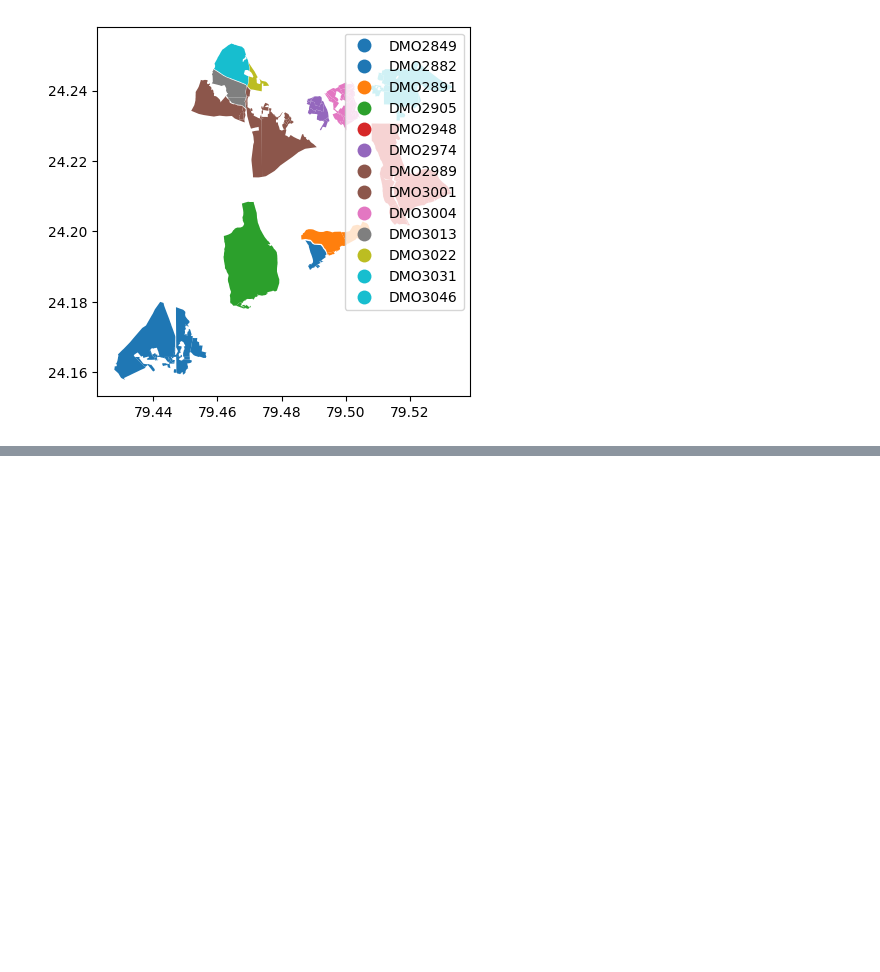
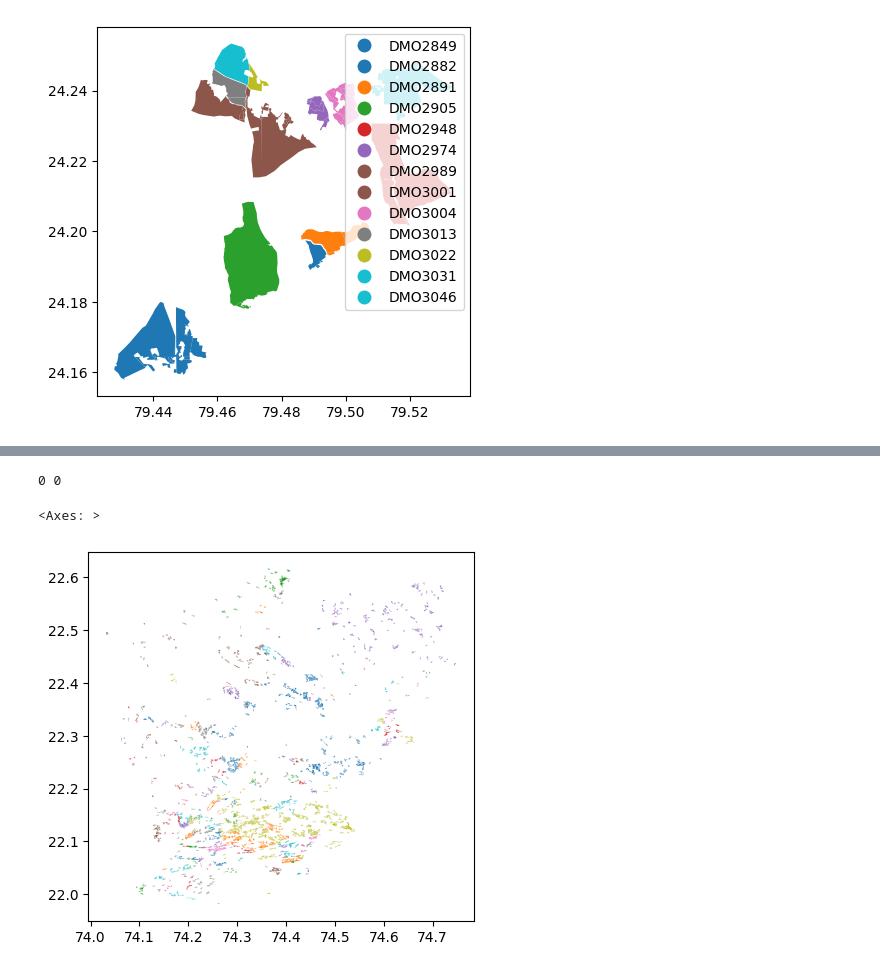
Before and after one commit to IDinsight/idinsight-solar-parks, a Jupyter notebook: notebooks/solar_parks_01_preprocessing.ipynb, the cells around one changed output, grey strips where cells are left out. Drawn from its saved outputs; the diff is of its cells as text; code cells hidden in the pictures; blank space fills up the shorter version.

Commit message:
add ARPR processing

```diff
--- a/notebooks/solar_parks_01_preprocessing.ipynb
+++ b/notebooks/solar_parks_01_preprocessing.ipynb
@@ -1346,0 +1363,3 @@ save_shapefiles(
+# %%
+# no info in Description
+alirajpur_gdf.drop(columns=["Description"], inplace=True)
@@ -1346,0 +1398,8 @@ save_shapefiles(
+# %%
+# get tehsils
+alirajpur_tehsil_gdf = alirajpur_gdf[
+    ~ alirajpur_gdf["Name"].str.contains(r"\d", na=False)
+    & alirajpur_gdf["Name"].notna()
+    & (alirajpur_gdf["Name"].str.strip() != "")
+]
+alirajpur_tehsil_gdf.rename(columns={"Name": "Tehsil Name"}, inplace=True)
@@ -1346,0 +1411,10 @@ save_shapefiles(
+# %%
+# khasras - drop any rows which match ARPR somewhere, contain no numbers, or are blank in Name
+alirajpur_khasra_gdf = alirajpur_gdf[
+    ~alirajpur_gdf["Name"].str.contains("ARPR", case=False, na=False)
+    & alirajpur_gdf["Name"].str.contains(r"\d", na=False)
+    & alirajpur_gdf["Name"].notna()
+    & (alirajpur_gdf["Name"].str.strip() != "")
+]
+alirajpur_khasra_gdf.rename(columns={"Name": "Khasra ID"}, inplace=True)
+alirajpur_khasra_gdf
@@ -1346,0 +1445,20 @@ save_shapefiles(
+# %%
+# add in Patch Name
+alirajpur_khasra_gdf = alirajpur_khasra_gdf.sjoin(
+    alirajpur_patches_gdf, how="left", predicate="intersects"
+).drop(columns=["index_right"])
+# the sjoin might result in multiple rows for 1 khasra because multipe patches cover it. This causes the
+# index to have duplicates. Only keep the first occurrence.
+alirajpur_khasra_gdf = alirajpur_khasra_gdf[
+    ~alirajpur_khasra_gdf.index.duplicated(keep="first")
+]
+
+# add in Tehsil Name
+alirajpur_khasra_gdf = alirajpur_khasra_gdf.sjoin(
+    alirajpur_tehsil_gdf, how="left", predicate="intersects"
+).drop(columns=["index_right"])
+# the sjoin might result in multiple rows for 1 khasra because multipe patches cover it. This causes the
+# index to have duplicates. Only keep the first occurrence.
+alirajpur_khasra_gdf = alirajpur_khasra_gdf[
+    ~alirajpur_khasra_gdf.index.duplicated(keep="first")
+]
@@ -1346,0 +1481,9 @@ save_shapefiles(
+# %%
+print(alirajpur_khasra_gdf["Patch Name"].isnull().sum(), alirajpur_khasra_gdf["Tehsil Name"].isnull().sum())
+# %% [output]
+0 0
+# %%
+alirajpur_khasra_gdf.plot(column="Tehsil Name")
+# %% [output]
+<Axes: >
+[figure, added]
```
Also changed, not shown: parts of 78 cells of this notebook.
